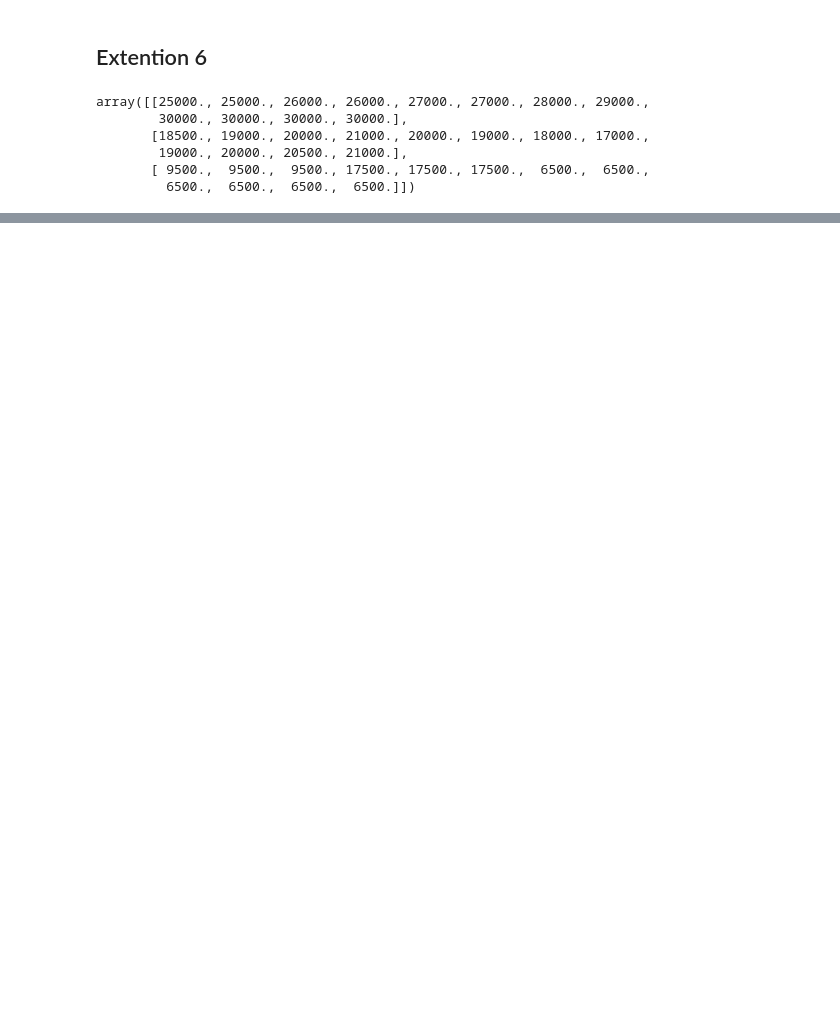
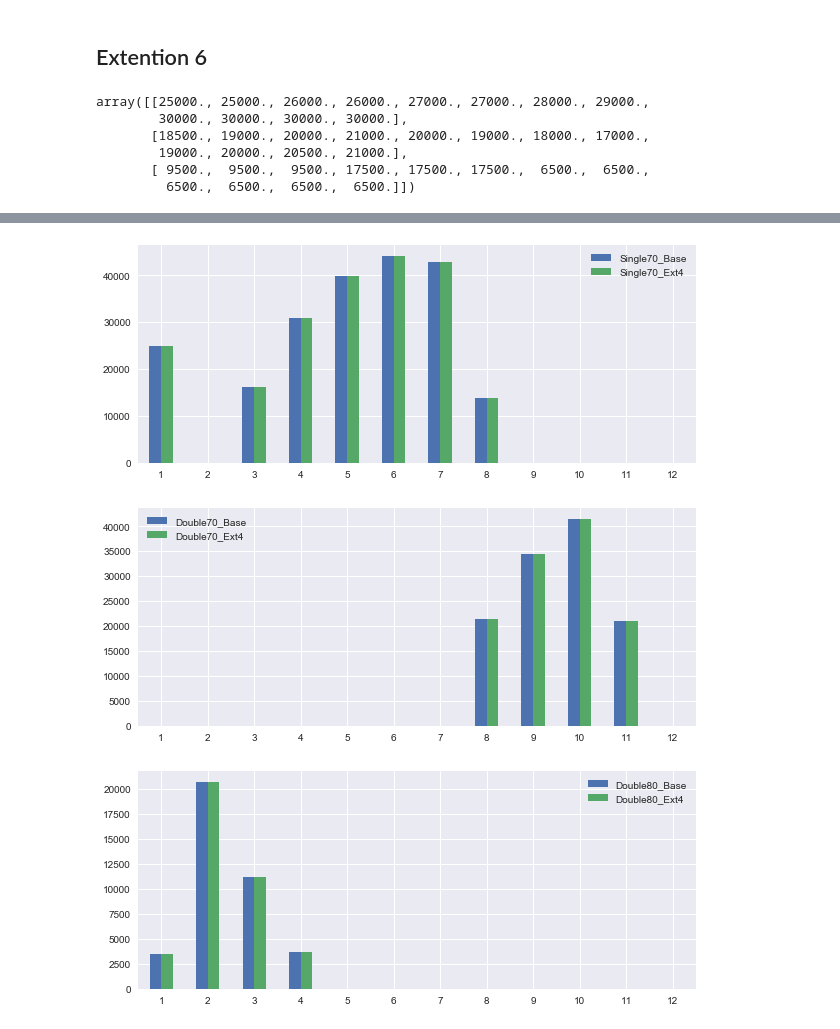
Before and after one commit to harunkivril/IE313_Assignment1, a Jupyter notebook: Harun/Assignment1.ipynb, the cells around one changed output, grey strips where cells are left out. Cells and saved outputs as stored; diff of their text form; code cells hidden in the pictures; blank space fills up the shorter version.

Commit message:
Report Plots added

```diff
--- a/Harun/Assignment1.ipynb
+++ b/Harun/Assignment1.ipynb
@@ -519,3 +817,19 @@ ext6['X']
 M_Base.display()
 # %%
 M_Base.pprint()
+# %%
+plt.style.use('seaborn')
+fig, ax = plt.subplots(figsize=(10,4))
+ax = base['I'][['Single70']].join(ext4['I'][['Single70']], lsuffix='_Base', rsuffix='_Ext4').plot.bar(rot=0, ax=ax)
+ax.set_xticklabels(range(1,13))
+fig, ax = plt.subplots(figsize=(10,4))
+ax = base['I'][['Double70']].join(ext4['I'][['Double70']], lsuffix='_Base', rsuffix='_Ext4').plot.bar(rot=0, ax=ax)
+ax.set_xticklabels(range(1,13))
+fig, ax = plt.subplots(figsize=(10,4))
+ax = base['I'][['Double80']].join(ext4['I'][['Double80']], lsuffix='_Base', rsuffix='_Ext4').plot.bar(rot=0, ax=ax)
+ax.set_xticklabels(range(1,13))
+plt.show()
+# %% [output]
+[figure, added]
+[figure, added]
+[figure, added]
```
Also changed, not shown: parts of 37 cells of this notebook.
